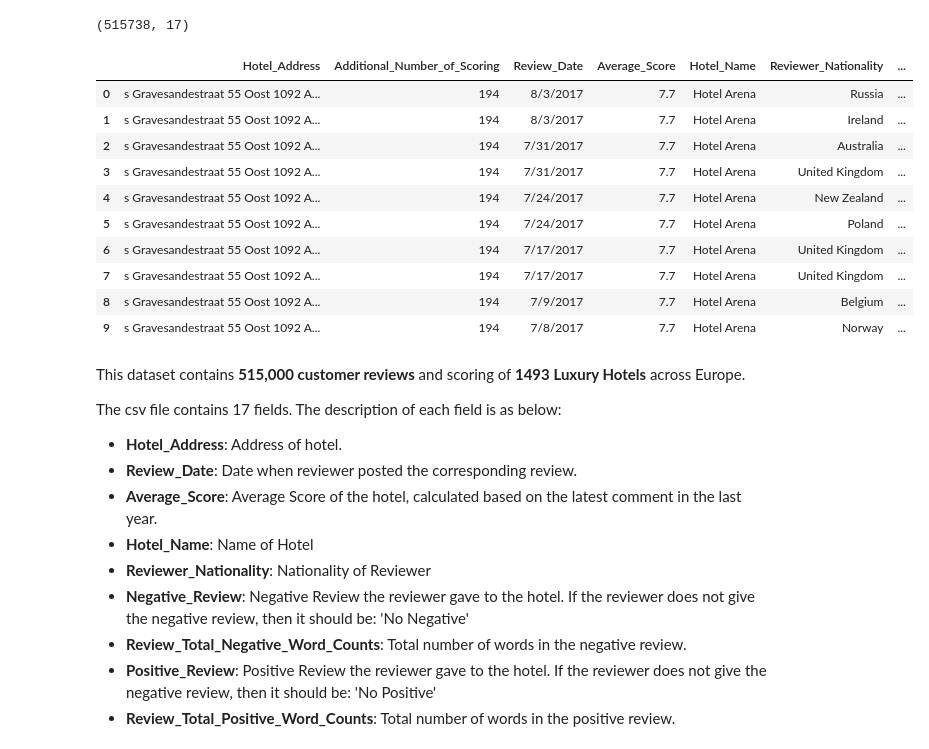
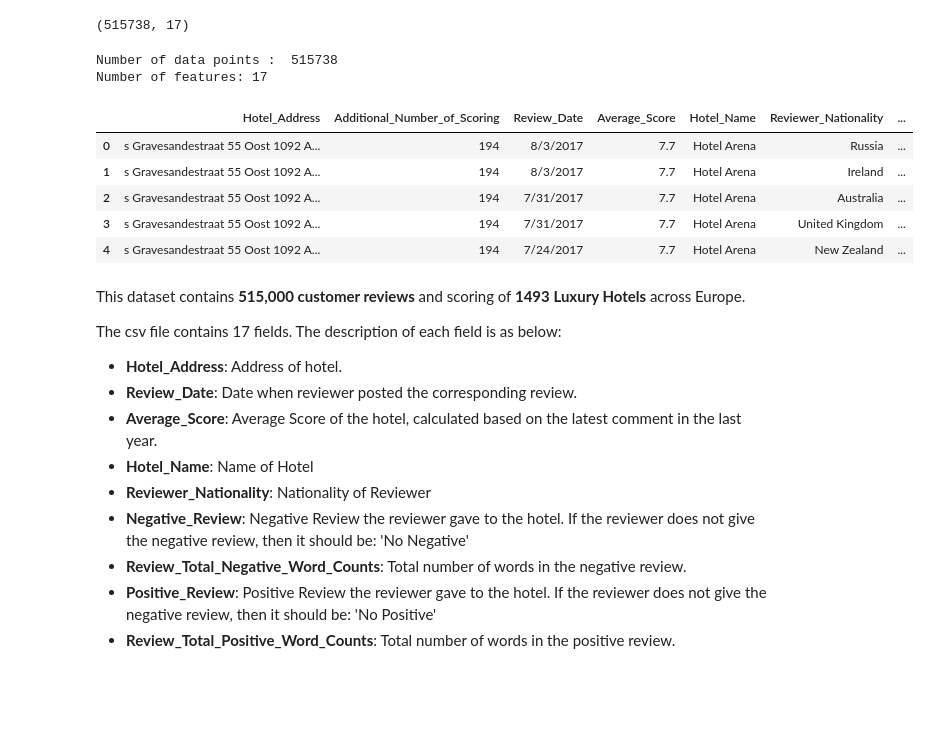
Before and after one commit to muralidhar520/Machine-Learning, a Jupyter notebook: 515k Hotel Reviews Data in Europe/515k-hotel-reviews-data-in-europe.ipynb, the cells around one changed output. Drawn from its saved outputs; the diff is of its cells as text; code cells hidden in the pictures; blank space fills up the shorter version.

```diff
--- a/515k Hotel Reviews Data in Europe/515k-hotel-reviews-data-in-europe.ipynb
+++ b/515k Hotel Reviews Data in Europe/515k-hotel-reviews-data-in-europe.ipynb
@@ -40,20 +52,19 @@ Index(['Hotel_Address', 'Additional_Number_of_Scoring', 'Review_Date',
 df.shape
 # %% [output]
 (515738, 17)
-# %%
-df.head(10)
-# %% [output]
-|  | Hotel_Address | Additional_Number_of_Scoring | Review_Date | Average_Score | Hotel_Name | Reviewer_Nationality | ... |
-| 0 | s Gravesandestraat 55 Oost 1092 A... | 194 | 8/3/2017 | 7.7 | Hotel Arena | Russia | ... |
-| 1 | s Gravesandestraat 55 Oost 1092 A... | 194 | 8/3/2017 | 7.7 | Hotel Arena | Ireland | ... |
-| 2 | s Gravesandestraat 55 Oost 1092 A... | 194 | 7/31/2017 | 7.7 | Hotel Arena | Australia | ... |
-| 3 | s Gravesandestraat 55 Oost 1092 A... | 194 | 7/31/2017 | 7.7 | Hotel Arena | United Kingdom | ... |
-| 4 | s Gravesandestraat 55 Oost 1092 A... | 194 | 7/24/2017 | 7.7 | Hotel Arena | New Zealand | ... |
-| 5 | s Gravesandestraat 55 Oost 1092 A... | 194 | 7/24/2017 | 7.7 | Hotel Arena | Poland | ... |
-| 6 | s Gravesandestraat 55 Oost 1092 A... | 194 | 7/17/2017 | 7.7 | Hotel Arena | United Kingdom | ... |
-| 7 | s Gravesandestraat 55 Oost 1092 A... | 194 | 7/17/2017 | 7.7 | Hotel Arena | United Kingdom | ... |
-| 8 | s Gravesandestraat 55 Oost 1092 A... | 194 | 7/9/2017 | 7.7 | Hotel Arena | Belgium | ... |
-| 9 | s Gravesandestraat 55 Oost 1092 A... | 194 | 7/8/2017 | 7.7 | Hotel Arena | Norway | ... |
+# %%
+print ('Number of data points : ', df.shape[0], \
+       '\nNumber of features:', df.shape[1])
+df.head()
+# %% [output]
+Number of data points :  515738
+Number of features: 17
+|  | Hotel_Address | Additional_Number_of_Scoring | Review_Date | Average_Score | Hotel_Name | Reviewer_Nationality | ... |
+| 0 | s Gravesandestraat 55 Oost 1092 A... | 194 | 8/3/2017 | 7.7 | Hotel Arena | Russia | ... |
+| 1 | s Gravesandestraat 55 Oost 1092 A... | 194 | 8/3/2017 | 7.7 | Hotel Arena | Ireland | ... |
+| 2 | s Gravesandestraat 55 Oost 1092 A... | 194 | 7/31/2017 | 7.7 | Hotel Arena | Australia | ... |
+| 3 | s Gravesandestraat 55 Oost 1092 A... | 194 | 7/31/2017 | 7.7 | Hotel Arena | United Kingdom | ... |
+| 4 | s Gravesandestraat 55 Oost 1092 A... | 194 | 7/24/2017 | 7.7 | Hotel Arena | New Zealand | ... |
 # %% [markdown]
 This dataset contains **515,000  customer reviews** and scoring of **1493  Luxury Hotels** across Europe.
 
```
Also changed, not shown: parts of 65 cells of this notebook.
